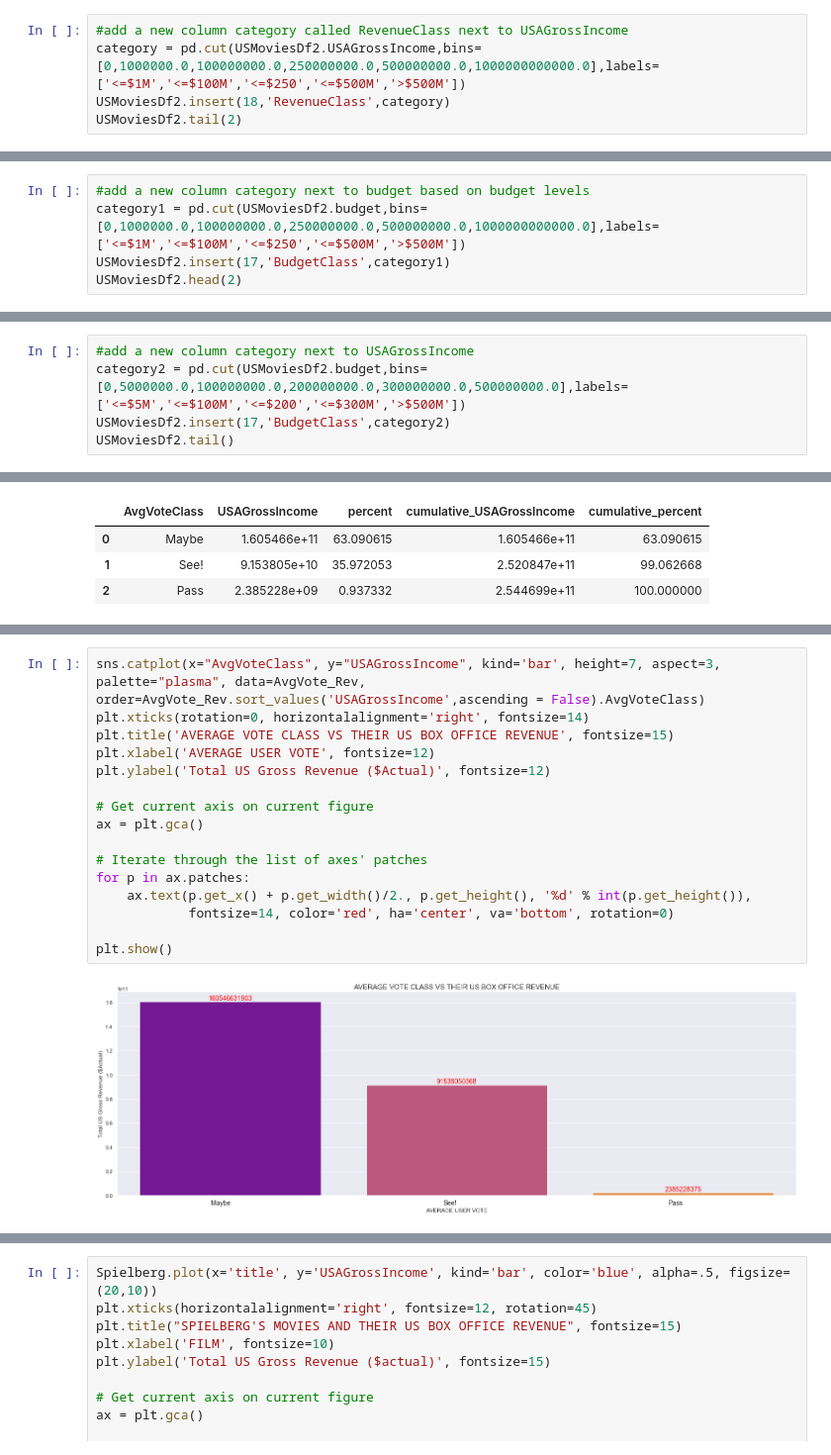
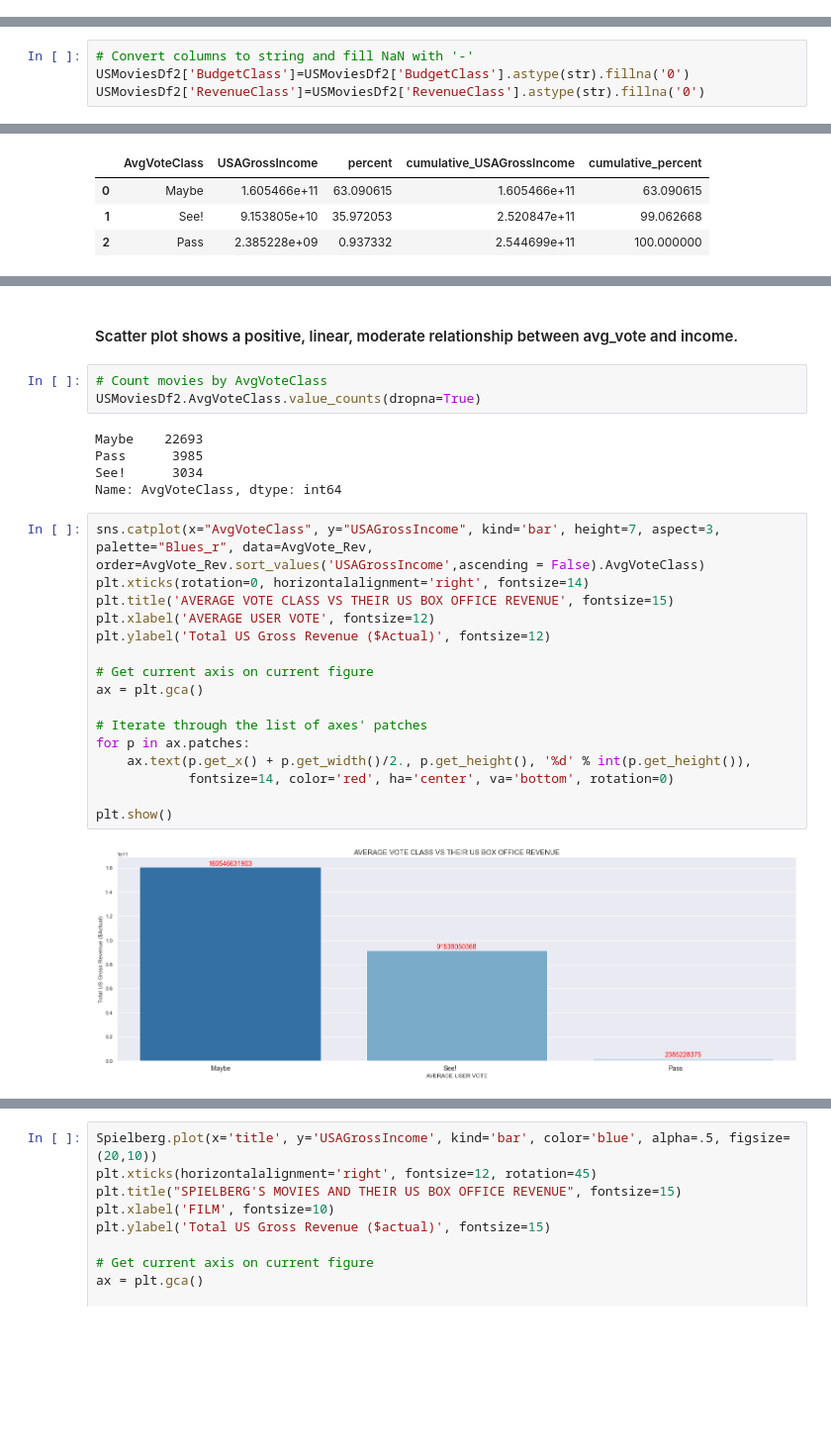
Before and after one commit to srobertson80/USMovies, a Jupyter notebook: Movies.ipynb, the cells around one changed output, grey strips where cells are left out. Shown at 99% size. Cells and saved outputs as stored; diff of their text form; blank space fills up the shorter version.

Commit message:
Add files via upload
Jupyter notebook of  US Movies analysis

```diff
--- a/Movies.ipynb
+++ b/Movies.ipynb
@@ -395,5 +629,0 @@ USMoviesDf2.tail()
-# %%
-#add a new column category called RevenueClass next to USAGrossIncome
-category = pd.cut(USMoviesDf2.USAGrossIncome,bins=[0,1000000.0,100000000.0,250000000.0,500000000.0,1000000000000.0],labels=['<=$1M','<=$100M','<=$250','<=$500M','>$500M'])
-USMoviesDf2.insert(18,'RevenueClass',category)
-USMoviesDf2.tail(2)
@@ -404,5 +629,0 @@ USMoviesDf2.tail(2)
-# %%
-#add a new column category next to budget based on budget levels
-category1 = pd.cut(USMoviesDf2.budget,bins=[0,1000000.0,100000000.0,250000000.0,500000000.0,1000000000000.0],labels=['<=$1M','<=$100M','<=$250','<=$500M','>$500M'])
-USMoviesDf2.insert(17,'BudgetClass',category1)
-USMoviesDf2.head(2)
@@ -425,0 +666,4 @@ USMoviesDf2.describe()
+# %%
+# Convert columns to string and fill NaN with '-'
+USMoviesDf2['BudgetClass']=USMoviesDf2['BudgetClass'].astype(str).fillna('0')
+USMoviesDf2['RevenueClass']=USMoviesDf2['RevenueClass'].astype(str).fillna('0')
@@ -698,5 +993,0 @@ plt.show()
-# %%
-#add a new column category next to USAGrossIncome
-category2 = pd.cut(USMoviesDf2.budget,bins=[0,5000000.0,100000000.0,200000000.0,300000000.0,500000000.0],labels=['<=$5M','<=$100M','<=$200','<=$300M','>$500M'])
-USMoviesDf2.insert(17,'BudgetClass',category2)
-USMoviesDf2.tail()
@@ -788,18 +1101,28 @@ AvgVote_Rev
+# %% [markdown]
+#### Scatter plot shows a positive, linear, moderate relationship between avg_vote and income.
+# %%
+# Count movies by AvgVoteClass
+USMoviesDf2.AvgVoteClass.value_counts(dropna=True)
+# %% [output]
+Maybe    22693
+Pass      3985
+See!      3034
+Name: AvgVoteClass, dtype: int64
 # %%
-sns.catplot(x="AvgVoteClass", y="USAGrossIncome", kind='bar', height=7, aspect=3, palette="plasma", data=AvgVote_Rev, order=AvgVote_Rev.sort_values('USAGrossIncome',ascending = False).AvgVoteClass)
+sns.catplot(x="AvgVoteClass", y="USAGrossIncome", kind='bar', height=7, aspect=3, palette="Blues_r", data=AvgVote_Rev, order=AvgVote_Rev.sort_values('USAGrossIncome',ascending = False).AvgVoteClass)
 plt.xticks(rotation=0, horizontalalignment='right', fontsize=14)
 plt.title('AVERAGE VOTE CLASS VS THEIR US BOX OFFICE REVENUE', fontsize=15)
 plt.xlabel('AVERAGE USER VOTE', fontsize=12)
 plt.ylabel('Total US Gross Revenue ($Actual)', fontsize=12)
 
 # Get current axis on current figure
 ax = plt.gca()
 
 # Iterate through the list of axes' patches
 for p in ax.patches:
     ax.text(p.get_x() + p.get_width()/2., p.get_height(), '%d' % int(p.get_height()),
             fontsize=14, color='red', ha='center', va='bottom', rotation=0)
 
 plt.show()
 # %% [output]
-[figure, old version]
+[figure, new version]
```
Also changed, not shown: parts of 148 cells of this notebook.
